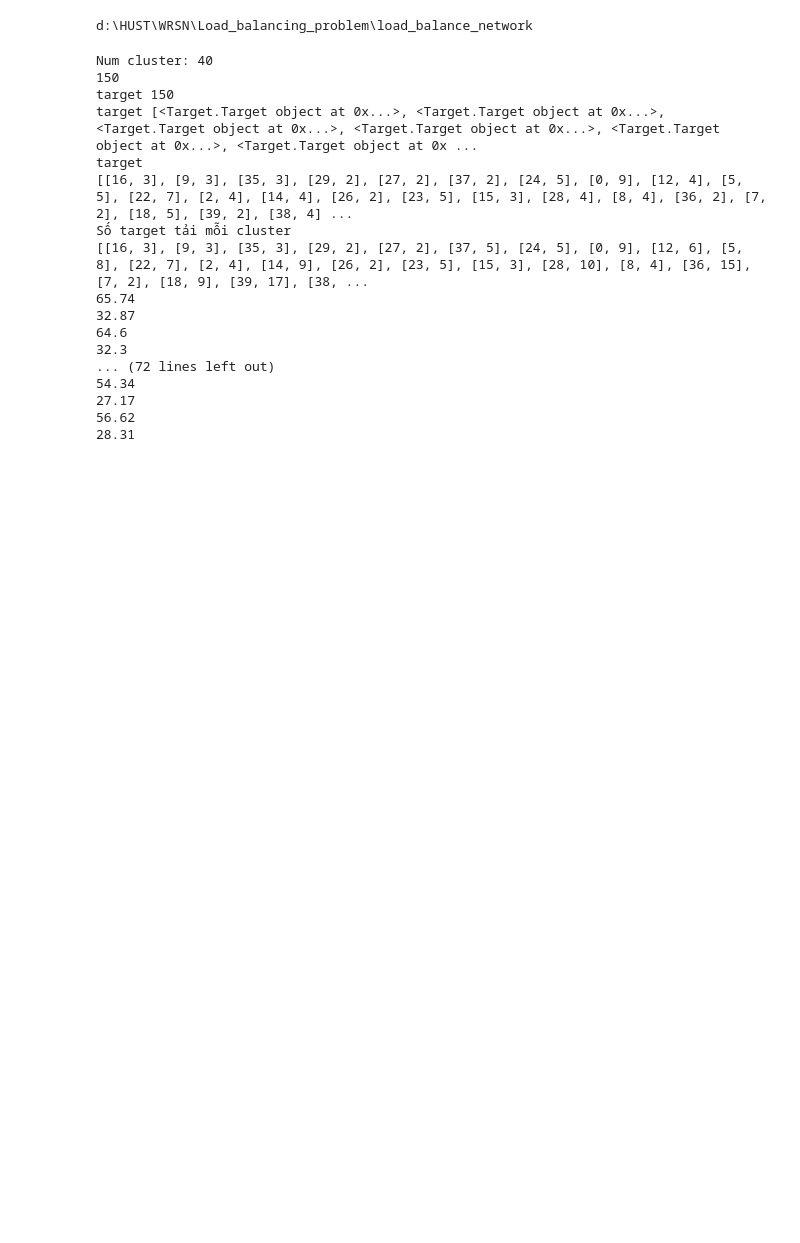
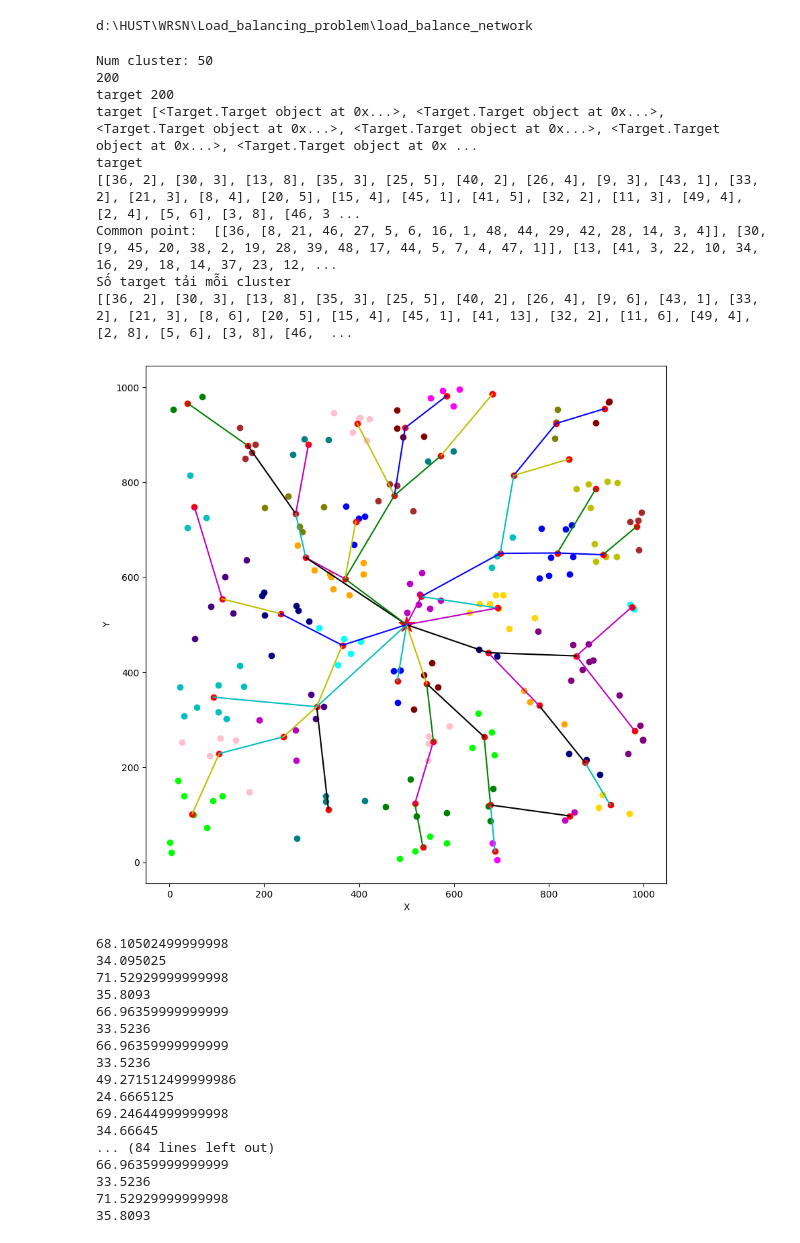
Before and after one commit to thanhvv2605/load_balance_network, a Jupyter notebook: runner/checkNetwork copy 2.ipynb, the cells around one changed output. Saved outputs shown, nothing was run; the diff lists cells and outputs as text; code cells hidden in the pictures; blank space fills up the shorter version.

```diff
--- a/runner/checkNetwork copy 2.ipynb
+++ b/runner/checkNetwork copy 2.ipynb
@@ -7,34 +7,44 @@ d:\HUST\WRSN\Load_balancing_problem\load_balance_network
 # %%
 import sys
 import os
 # sys.path.append(os.path.dirname(os.path.dirname(__file__)))
 from physical_env.network.NetworkIO import NetworkIO
 
 
-netIO = NetworkIO("physical_env/network/network_scenarios/bacgiang_150.yaml")
+netIO = NetworkIO("physical_env/network/network_scenarios/hanoi1000n200.yaml")
 env, net = netIO.makeNetwork()
 
 for node in net.listNodes:
     node.net = net
     node.env = env
 # %% [output]
-Num cluster: 40
-150
-target 150
+Num cluster: 50
+200
+target 200
 target [<Target.Target object at 0x...>, <Target.Target object at 0x...>, <Target.Target object at 0x...>, <Target.Target object at 0x...>, <Target.Target object at 0x...>, <Target.Target object at 0x ...
 target
-[[16, 3], [9, 3], [35, 3], [29, 2], [27, 2], [37, 2], [24, 5], [0, 9], [12, 4], [5, 5], [22, 7], [2, 4], [14, 4], [26, 2], [23, 5], [15, 3], [28, 4], [8, 4], [36, 2], [7, 2], [18, 5], [39, 2], [38, 4] ...
+[[36, 2], [30, 3], [13, 8], [35, 3], [25, 5], [40, 2], [26, 4], [9, 3], [43, 1], [33, 2], [21, 3], [8, 4], [20, 5], [15, 4], [45, 1], [41, 5], [32, 2], [11, 3], [49, 4], [2, 4], [5, 6], [3, 8], [46, 3 ...
+Common point:  [[36, [8, 21, 46, 27, 5, 6, 16, 1, 48, 44, 29, 42, 28, 14, 3, 4]], [30, [9, 45, 20, 38, 2, 19, 28, 39, 48, 17, 44, 5, 7, 4, 47, 1]], [13, [41, 3, 22, 10, 34, 16, 29, 18, 14, 37, 23, 12, ...
 Số target tải mỗi cluster
-[[16, 3], [9, 3], [35, 3], [29, 2], [27, 2], [37, 5], [24, 5], [0, 9], [12, 6], [5, 8], [22, 7], [2, 4], [14, 9], [26, 2], [23, 5], [15, 3], [28, 10], [8, 4], [36, 15], [7, 2], [18, 9], [39, 17], [38, ...
-65.74
-32.87
-64.6
-32.3
-... (72 lines left out)
-54.34
-27.17
-56.62
-28.31
+[[36, 2], [30, 3], [13, 8], [35, 3], [25, 5], [40, 2], [26, 4], [9, 6], [43, 1], [33, 2], [21, 3], [8, 6], [20, 5], [15, 4], [45, 1], [41, 13], [32, 2], [11, 6], [49, 4], [2, 8], [5, 6], [3, 8], [46,  ...
+[figure, added]
+68.10502499999998
+34.095025
+71.52929999999998
+35.8093
+66.96359999999999
+33.5236
+66.96359999999999
+33.5236
+49.271512499999986
+24.6665125
+69.24644999999998
+34.66645
+... (84 lines left out)
+66.96359999999999
+33.5236
+71.52929999999998
+35.8093
 # %%
 import matplotlib.pyplot as plt
 import numpy as np
```
Also changed, not shown: parts of 4 cells of this notebook, 4 other files.
